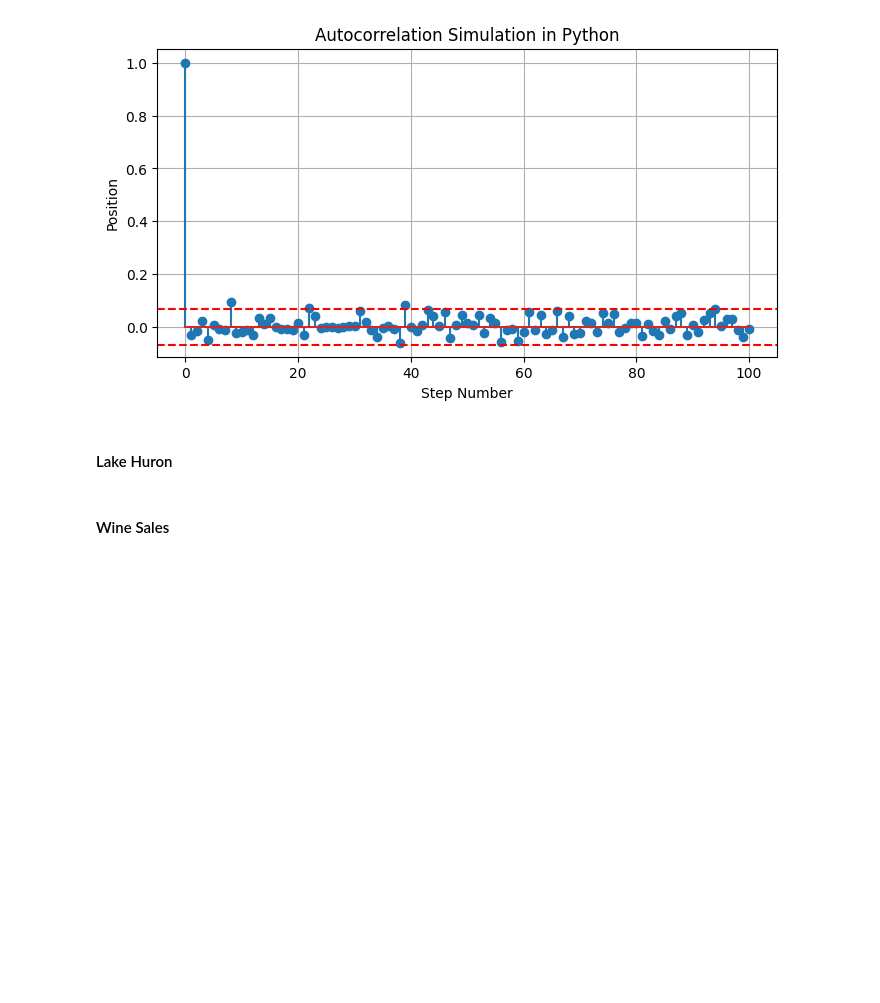
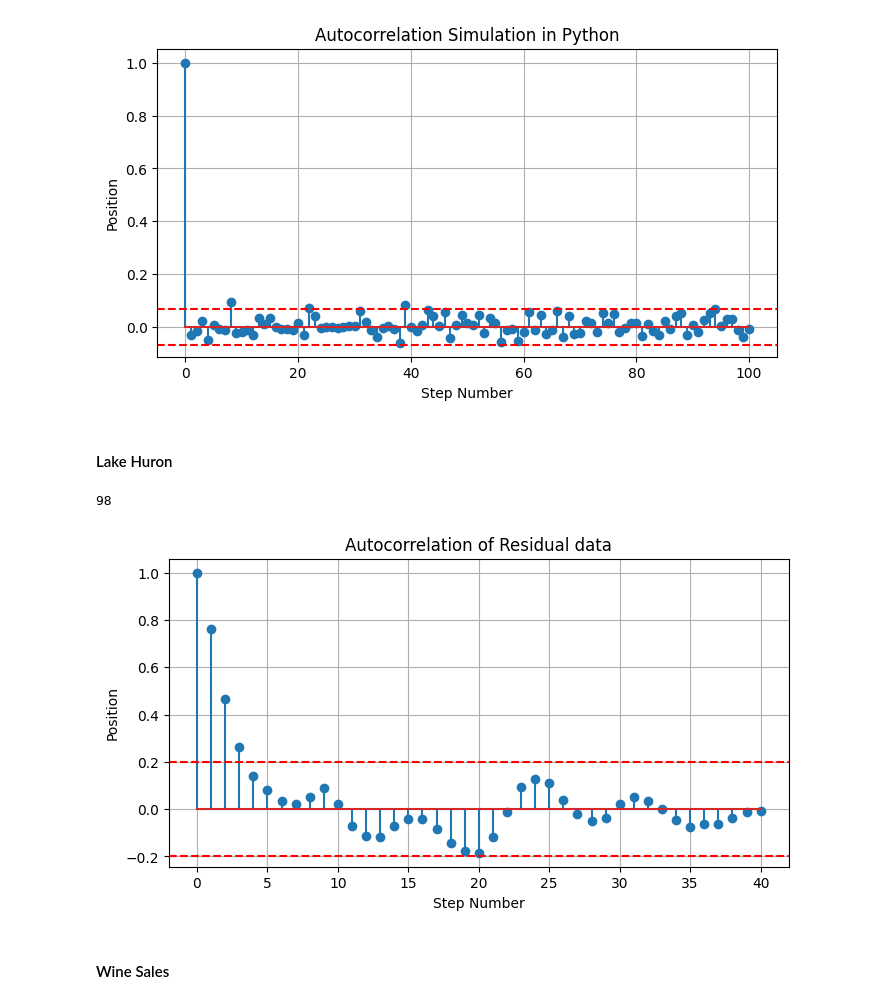
Before and after one commit to Bayan2019/kaz-gu, a Jupyter notebook: 01-ipynb/03-time-series-statistics/02-fundamentals.ipynb, the cells around one changed output. Cells and saved outputs as stored; diff of their text form; code cells hidden in the pictures; blank space fills up the shorter version.

```diff
--- a/01-ipynb/03-time-series-statistics/02-fundamentals.ipynb
+++ b/01-ipynb/03-time-series-statistics/02-fundamentals.ipynb
@@ -509,6 +513,22 @@ lakeHuron_df.sort_values(by='time', inplace=True)
 # %%
 acovs = [autocov(t, lakeHuron_df.res) for t in np.arange(41)]
 acors = [autocor(t, lakeHuron_df.res) for t in np.arange(41)]
+# %%
+lakeHuron_df.shape[0]
+# %% [output]
+98
+# %%
+plt.figure(figsize=(8, 4))
+plt.stem(np.arange(41), acors)
+plt.axhline(z_twotailed/np.sqrt(lakeHuron_df.shape[0]), color='r', linestyle='--')
+plt.axhline(-z_twotailed/np.sqrt(lakeHuron_df.shape[0]), color='r', linestyle='--')
+plt.title("Autocorrelation of Residual data")
+plt.xlabel("Step Number")
+plt.ylabel("Position")
+plt.grid(True)
+plt.show()
+# %% [output]
+[figure, added]
 # %% [markdown]
 #### Wine Sales
 # %%
```
Also changed, not shown: parts of 20 cells of this notebook, 2 other files.
